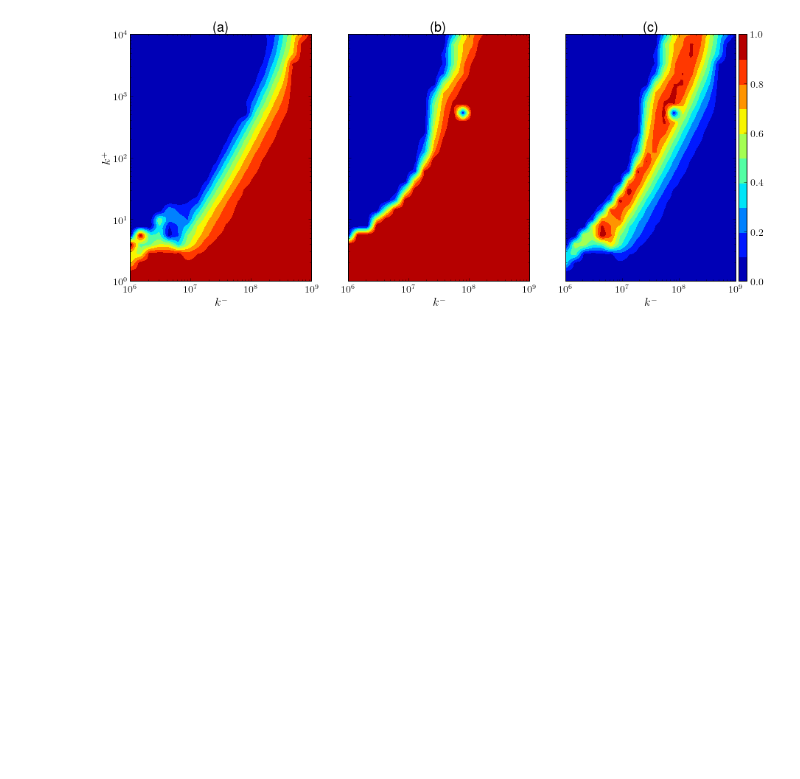
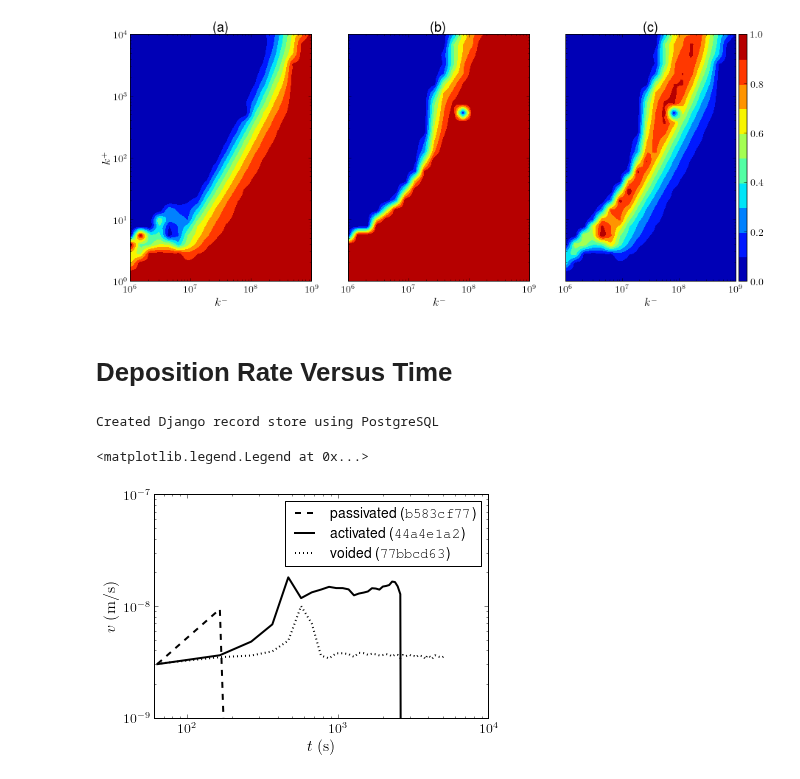
Before and after one commit to wd15/extremefill2D, a Jupyter notebook: figures.ipynb, the cells around one changed output. Drawn from its saved outputs; the diff is of its cells as text; code cells hidden in the pictures; blank space fills up the shorter version.

Commit message:
Deposition rate versus time figure for paper.

```diff
--- a/figures.ipynb
+++ b/figures.ipynb
@@ -137,3 +137,45 @@ cb.ax.tick_params(labelsize=14)
 plt.savefig("contour.png")
 # %% [output]
 [figure]
+# %% [markdown]
+# Deposition Rate Versus Time
+# %%
+%load_ext autoreload
+%autoreload 2
+from tools import getSMTRecords, smt_ipy_table
+records = getSMTRecords()
+# %% [output]
+Created Django record store using PostgreSQL
+# %%
+annular53Records = getSMTRecords(records, tags=['annular53'])
+# %%
+from tools import getRecord
+
+kPlus = np.logspace(1, 4, 20)[[5, 10, 15, 19]][::-1][2]
+kMinuses = np.logspace(6, 9, 20)[[5, 10, 15, 19]][[0, 1, 2]]
+reorderedRecords = [getRecord(records=annular53Records, kPlus=kPlus, kMinus=kMinus) for kMinus in kMinuses]
+# %%
+from tools import getDepositionRates
+
+ticklabelfontsize = 14
+axislabelfontsize = 16
+legendfontsize = 14
+
+labels = ['passivated', 'activated', 'voided']
+linestyles = ['--', '-', ':']
+
+for r, l, ls in zip(reorderedRecords, labels, linestyles):
+    t, d = getDepositionRates(r)
+    label = '{0} ($\\texttt{{{1}}}$)'.format(l, r.label[:8])
+#    plt.semilogy(t, d, label=label, ls=ls, color='k', linewidth=2)
+    a = plt.loglog(t, d, label=label, ls=ls, color='k', linewidth=2)
+plt.ylim(1e-9, 1e-7)
+plt.xlabel(r'$t$ $\left(\second\right)$', fontdict={'fontsize' : axislabelfontsize})
+plt.ylabel(r'$v$ $\left(\meter\per\second\right)$', fontdict={'fontsize' : axislabelfontsize})
+plt.xlim(6e1, 1e4)
+plt.tick_params(axis='both', which='major', labelsize=tickfontsize)
+plt.tick_params(axis='both', which='minor', labelsize=tickfontsize)
+plt.legend(prop={'size' : legendfontsize})
+# %% [output]
+<matplotlib.legend.Legend at 0x...>
+[figure, added]
```
Also changed, not shown: parts of 1 cell of this notebook, 1 other file.
